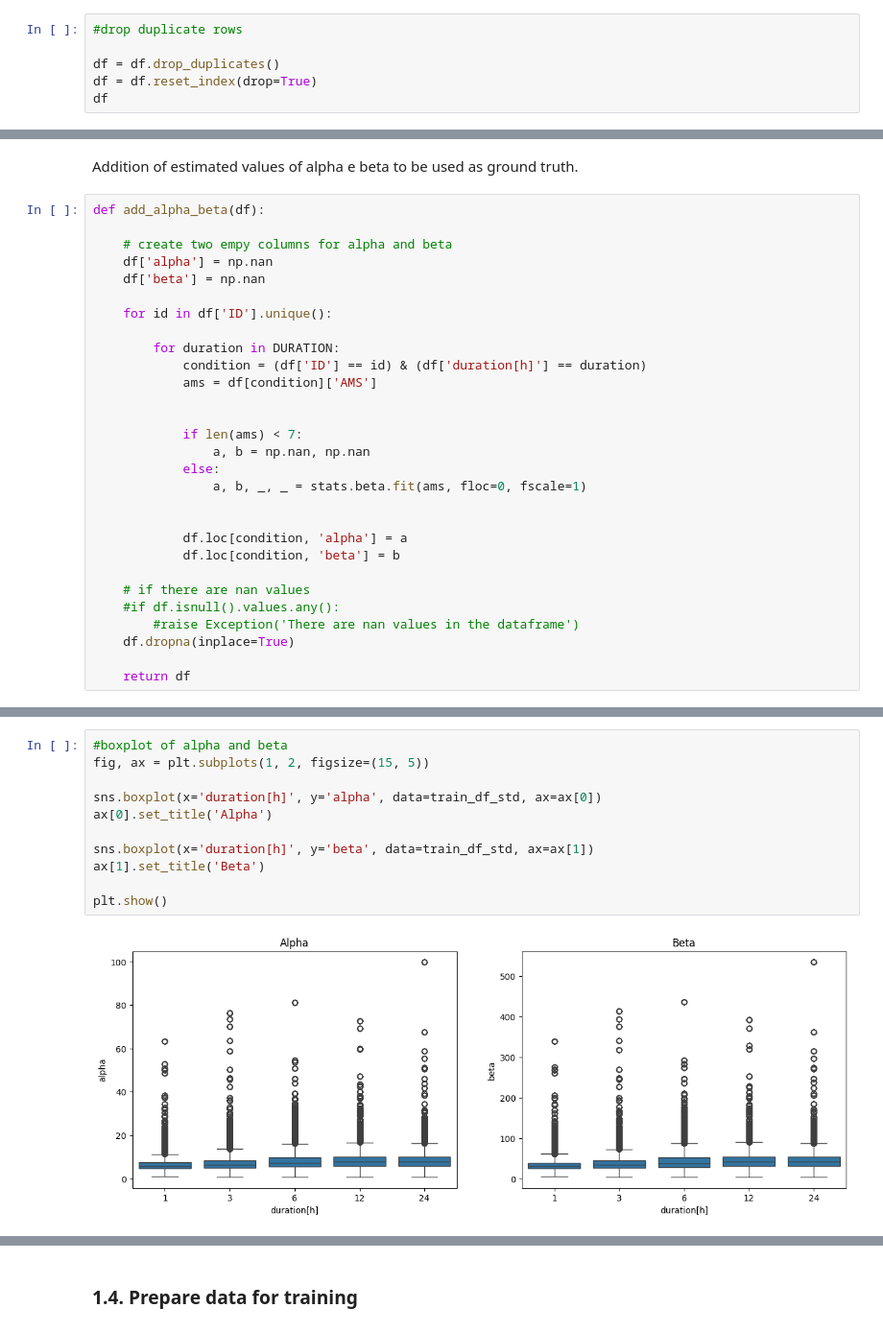
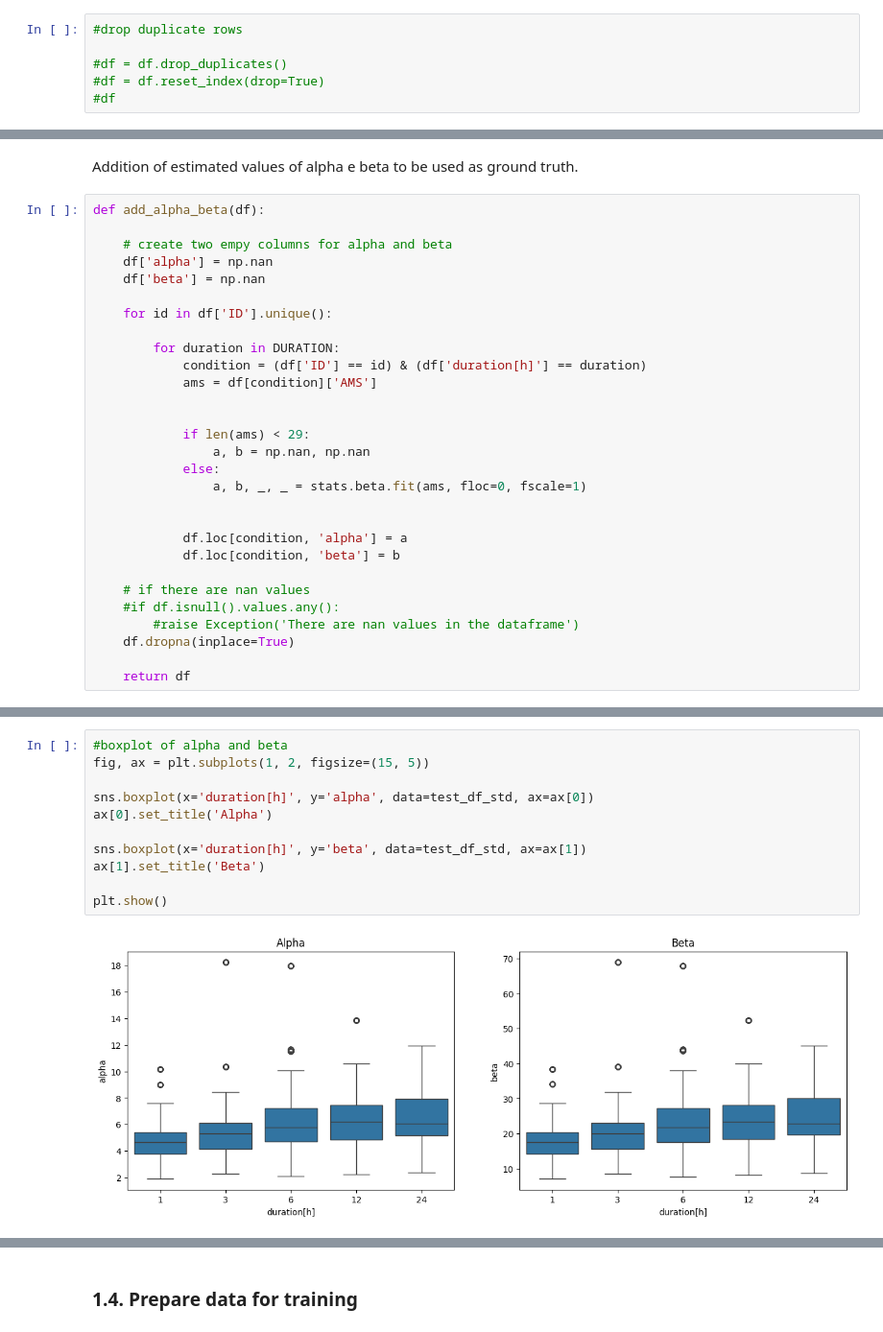
Before and after one commit to oshodiS/Rainfall-BetaEstimation, a Jupyter notebook: Rainfall BETA.ipynb, the cells around one changed output, grey strips where cells are left out. Shown at 96% size. Drawn from its saved outputs; the diff is of its cells as text.

```diff
--- a/Rainfall BETA.ipynb
+++ b/Rainfall BETA.ipynb
@@ -97,6 +84,6 @@ Durations:  [ 1  3  6 12 24]
 # %%
 #drop duplicate rows
 
-df = df.drop_duplicates()
-df = df.reset_index(drop=True)
-df
+#df = df.drop_duplicates()
+#df = df.reset_index(drop=True)
+#df
@@ -201,7 +174,7 @@ def add_alpha_beta(df):
             ams = df[condition]['AMS']
 
 
-            if len(ams) < 7:
+            if len(ams) < 29:
                 a, b = np.nan, np.nan
             else:
                 a, b, _, _ = stats.beta.fit(ams, floc=0, fscale=1)
@@ -283,15 +251,15 @@ plt.show()
 # %%
 #boxplot of alpha and beta
 fig, ax = plt.subplots(1, 2, figsize=(15, 5))
 
-sns.boxplot(x='duration[h]', y='alpha', data=train_df_std, ax=ax[0])
+sns.boxplot(x='duration[h]', y='alpha', data=test_df_std, ax=ax[0])
 ax[0].set_title('Alpha')
 
-sns.boxplot(x='duration[h]', y='beta', data=train_df_std, ax=ax[1])
+sns.boxplot(x='duration[h]', y='beta', data=test_df_std, ax=ax[1])
 ax[1].set_title('Beta')
 
 plt.show()
 # %% [output]
-[figure, old version]
+[figure, new version]
 # %%
 #take the ID with the highest alpha and beta for each duration
```
Also changed, not shown: parts of 44 cells of this notebook, 4 other files.
